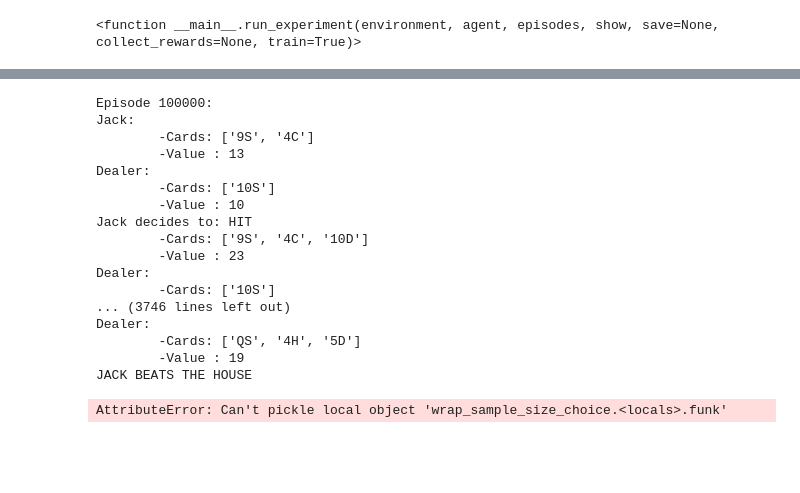
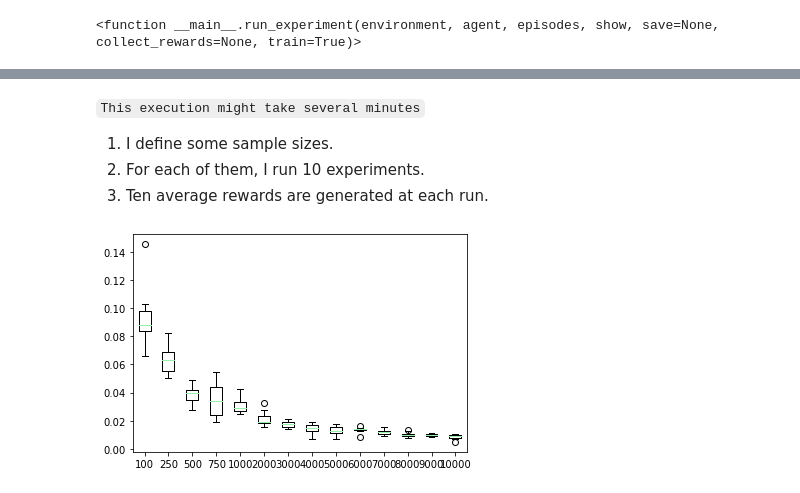
Before and after one commit to Xavi-Linux/Fatjack, a Jupyter notebook: Train_Test.ipynb, the cells around one changed output, grey strips where cells are left out. Saved outputs shown, nothing was run; the diff lists cells and outputs as text; code cells hidden in the pictures; blank space fills up the shorter version.

Commit message:
train test improved

```diff
--- a/Train_Test.ipynb
+++ b/Train_Test.ipynb
@@ -452,6 +457,0 @@ agents_methods[sampler.get_parent_class_str()]
-# %%
-EPISODES = 63 * 1 * 1_000
-SHOW_EVERY = 100_000
-SAVE_EVERY =  None
-COLLECT_EVERY = 63 * 1
-results = agents_methods[sampler.get_parent_class_str()](env, sampler, EPISODES, SHOW_EVERY, SAVE_EVERY, COLLECT_EVERY)
@@ -458 +460,15 @@ results = agents_methods[sampler.get_parent_class_str()](env, sampler, EPISODES,
+# %%
+def put_q(q, episodes, show_every, save_every, collect_every):
+    """
+    q: Queue from multiprocessing library
+    """
+    sampler = Deterministic(env)
+    q.put(agents_methods[sampler.get_parent_class_str()](env, sampler, episodes, show_every, save_every, collect_every, train=False))
+
+def get_q(q):
+    """
+    q: Queue from multiprocessing library
+
+    """
+    return q.get()
 # %%
@@ -486,22 +516,10 @@ def wrap_sample_size_choice(max_value, alpha=0.05):
 
     return summary
+# %% [markdown]
+`This execution might take several minutes`
+1. I define some sample sizes.
+2. For each of them, I run 10 experiments.
+3. Ten average rewards are generated at each run.
 # %%
-sample_size_summary = wrap_sample_size_choice(9)
+sample_size_options=[100, 250, 500, 750, 1000, 2000, 3000, 4000, 5000, 6000, 7000, 8000, 9000, 10000]
+sample_size_summary = wrap_sample_size_choice(sample_size_options)
-# %% [output]
-Episode 100000:
-Jack:
-        -Cards: ['9S', '4C']
-        -Value : 13
-Dealer:
-        -Cards: ['10S']
-        -Value : 10
-Jack decides to: HIT
-        -Cards: ['9S', '4C', '10D']
-        -Value : 23
-Dealer:
-        -Cards: ['10S']
-... (3746 lines left out)
-Dealer:
-        -Cards: ['QS', '4H', '5D']
-        -Value : 19
-JACK BEATS THE HOUSE
@@ -542,4 +526,8 @@ def wrap_sample_size_choice(max_value, alpha=0.05):
-# %%
-wrap_sample_size_choice(1)
-# %% [output]
-AttributeError: Can't pickle local object 'wrap_sample_size_choice.<locals>.funk'
+# %%
+stds = []
+for sample_size in sample_size_summary:
+    stds.append(sample_size_summary[sample_size]['stds'])
+plt.boxplot(stds, labels=sample_size_summary.keys())
+plt.gca().set_ylim(0,);
+# %% [output]
+[figure, added]
```
Also changed, not shown: parts of 8 cells of this notebook.
